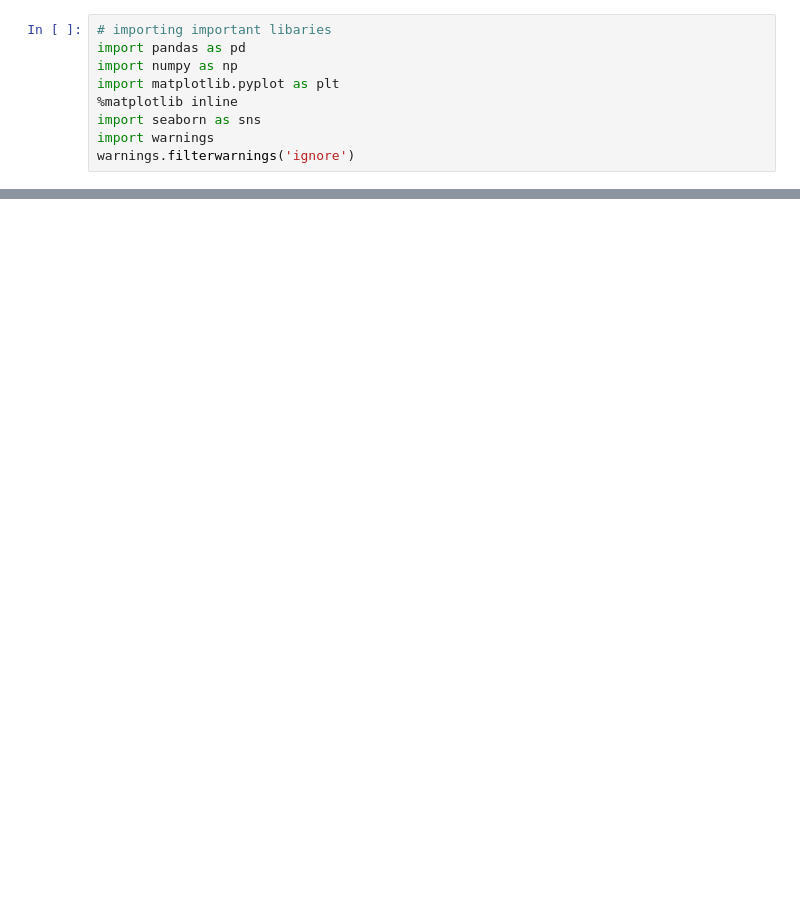
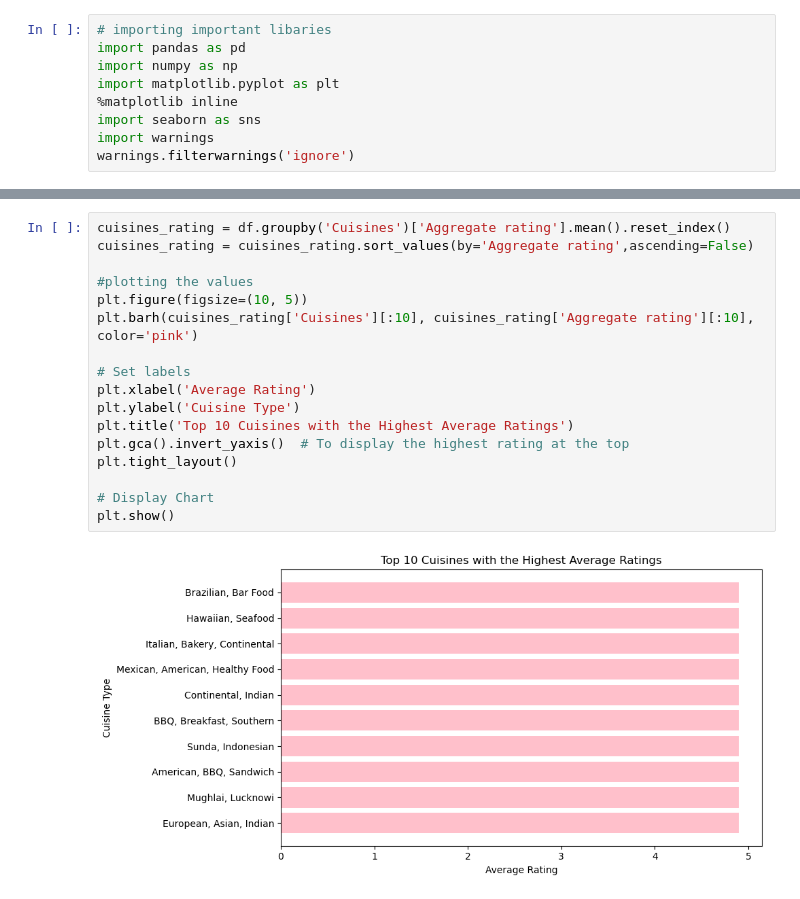
Before and after one commit to 07poojapal/Cognifyz_Technologies_DS_Project, a Jupyter notebook: Cognifyz_Level03.ipynb, the cells around one changed output, grey strips where cells are left out. Cells and saved outputs as stored; diff of their text form; blank space fills up the shorter version.

```diff
--- a/Cognifyz_Level03.ipynb
+++ b/Cognifyz_Level03.ipynb
@@ -13,0 +287,19 @@ df = pd.read_csb
+# %%
+cuisines_rating = df.groupby('Cuisines')['Aggregate rating'].mean().reset_index()
+cuisines_rating = cuisines_rating.sort_values(by='Aggregate rating',ascending=False)
+
+#plotting the values
+plt.figure(figsize=(10, 5))
+plt.barh(cuisines_rating['Cuisines'][:10], cuisines_rating['Aggregate rating'][:10], color='pink')
+
+# Set labels
+plt.xlabel('Average Rating')
+plt.ylabel('Cuisine Type')
+plt.title('Top 10 Cuisines with the Highest Average Ratings')
+plt.gca().invert_yaxis()  # To display the highest rating at the top
+plt.tight_layout()
+
+# Display Chart
+plt.show()
+# %% [output]
+[figure, added]
```
Also changed, not shown: parts of 51 cells of this notebook.
